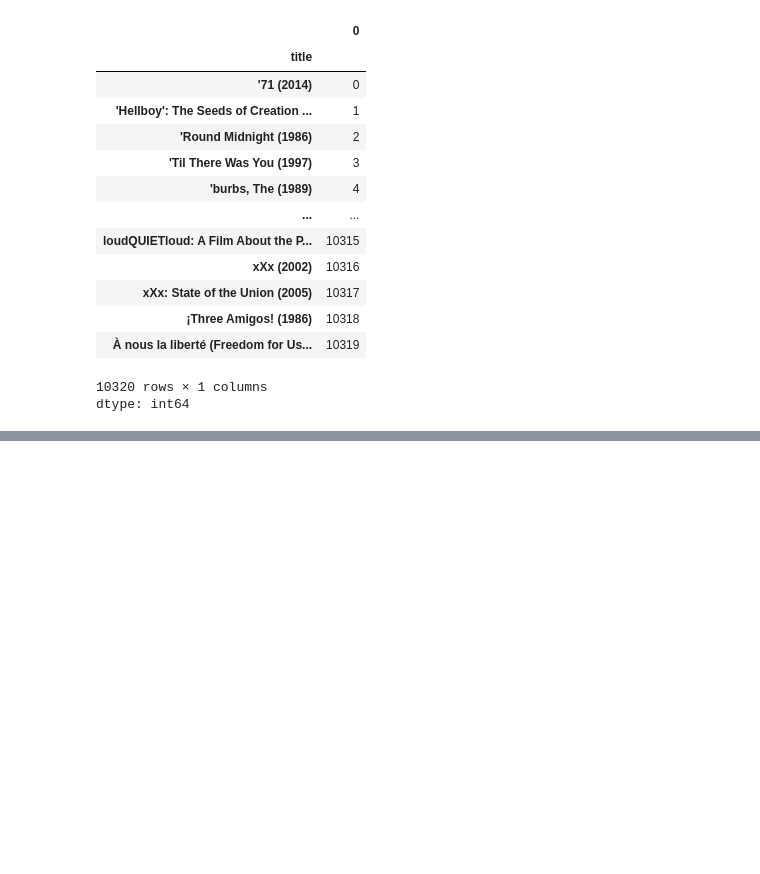
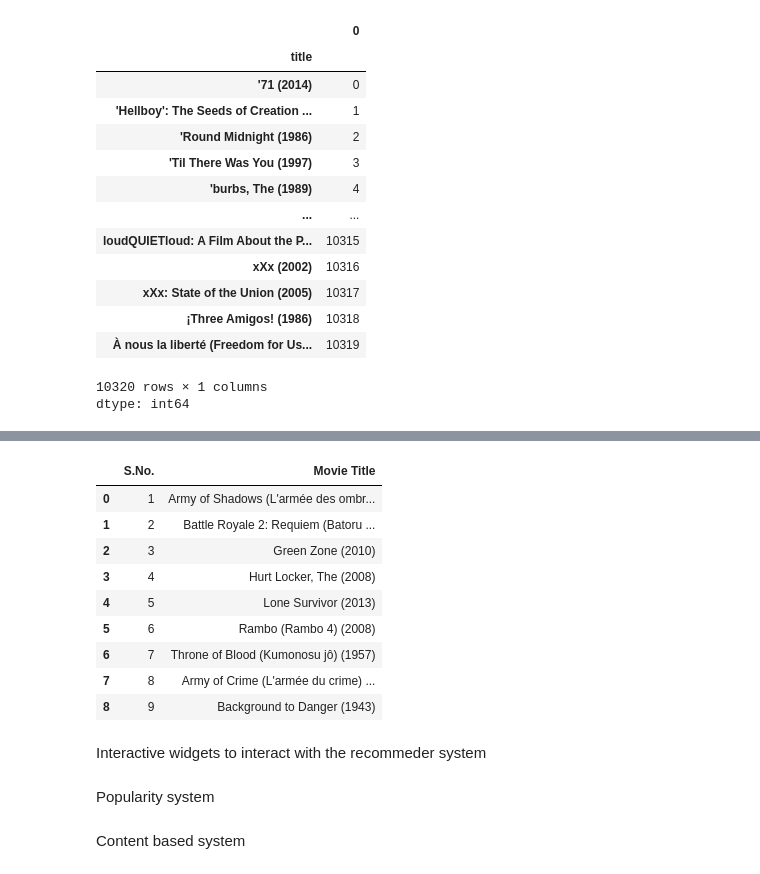
Before and after one commit to allenbiji/datascienceproject, a Jupyter notebook: Recommendationsystem.ipynb, the cells around one changed output, grey strips where cells are left out. Cells and saved outputs as stored; diff of their text form; code cells hidden in the pictures; blank space fills up the shorter version.

```diff
--- a/Recommendationsystem.ipynb
+++ b/Recommendationsystem.ipynb
@@ -308,3 +308,7 @@ indices
 | À nous la liberté (Freedom for Us... | 10319 |
 10320 rows × 1 columns
 dtype: int64
+# %%
+index=indices["'71 (2014)"]
+# %%
+scores=list(enumerate(cosine_sim[index]))
@@ -310,0 +331,35 @@ dtype: int64
+# %%
+def recommendgenre(movie_df,similarity_matrix,movie_title,topN):
+  indices=pd.Series(movie_df.index,index=movie_df['title'])
+  index=indices[movie_title]
+  cosine_sim=similarity_matrix
+  scores=list(enumerate(cosine_sim[index]))
+  cosine_scores=sorted(scores,key=lambda x:x[1],reverse=True)[:topN]
+
+  movie_indices=[i[0] for i in cosine_scores]
+  matching_df=movie_df.iloc[movie_indices]
+  matching_df=matching_df[matching_df['title']!=movie_title]
+
+  matching_df.rename(columns={'title':'Movie Title'},inplace=True)
+  matching_df['S.No.']=range(1,len(matching_df)+1)
+  matching_df.index=range(0,len(matching_df))
+  matching_df=matching_df[['S.No.','Movie Title']].head(topN)
+
+  return matching_df
+# %%
+recommendgenre(movies3,cosine_sim,"'71 (2014)",10)
+# %% [output]
+|  | S.No. | Movie Title |
+| 0 | 1 | Army of Shadows (L'armée des ombr... |
+| 1 | 2 | Battle Royale 2: Requiem (Batoru ... |
+| 2 | 3 | Green Zone (2010) |
+| 3 | 4 | Hurt Locker, The (2008) |
+| 4 | 5 | Lone Survivor (2013) |
+| 5 | 6 | Rambo (Rambo 4) (2008) |
+| 6 | 7 | Throne of Blood (Kumonosu jô) (1957) |
+| 7 | 8 | Army of Crime (L'armée du crime) ... |
+| 8 | 9 | Background to Danger (1943) |
+# %% [markdown]
+Interactive widgets to interact with the recommeder system
+# %% [markdown]
+Popularity system
@@ -310,0 +376,2 @@ dtype: int64
+# %% [markdown]
+Content based system
```
Also changed, not shown: parts of 7 cells of this notebook.
